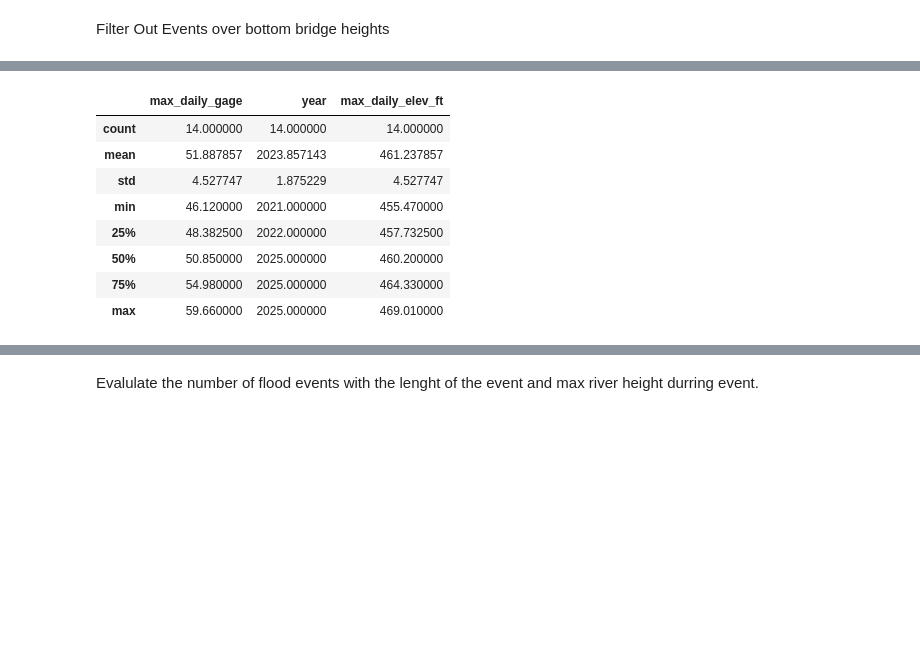
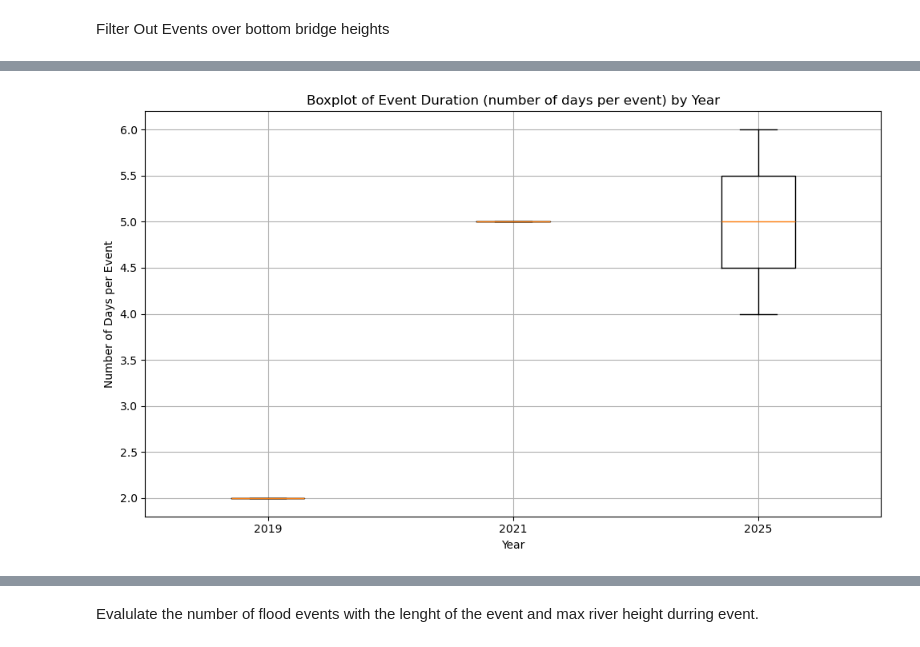
Before and after one commit to Raybies/GreenRiverFerryRiver, a Jupyter notebook: GRF_VA.ipynb, the cells around one changed output, grey strips where cells are left out. Saved outputs shown, nothing was run; the diff lists cells and outputs as text; code cells hidden in the pictures; blank space fills up the shorter version.

```diff
--- a/GRF_VA.ipynb
+++ b/GRF_VA.ipynb
@@ -364,9 +470,52 @@ AttributeError: Can only use .dt accessor with datetimelike values
 # %%
-# Ensure elevation column exists, then filter for >= 455 ft, the 100 year flood level
+# Ensure elevation column exists, then filter for between 450 ft and 470 feet the 100 year flood level
 if 'max_daily_elev_ft' not in daily_max_df.columns:
     daily_max_df['max_daily_elev_ft'] = daily_max_df['max_daily_gage'] + offset_ft
 
-df_455 = daily_max_df[daily_max_df['max_daily_elev_ft'] >= 455].reset_index(drop=True)
-print(df_455)
-df_455.describe()
+df_450 = daily_max_df[daily_max_df['max_daily_elev_ft'].between(450,470)].reset_index(drop=True)
+
+
+# Sort by date to ensure proper sequence detection
+df_450_sorted = df_450.sort_values('date').reset_index(drop=True)
+
+# Calculate the difference between consecutive dates
+df_450_sorted['date_diff'] = df_450_sorted['date'].diff().dt.days
+
+# Identify event breaks (where date difference > 1 day)
+df_450_sorted['event_id'] = (df_450_sorted['date_diff'] > 1).cumsum()
+
+# Count events and days per event
+event_summary_450 = df_450_sorted.groupby('event_id').agg(
+    event_start=('date', 'min'),
+    event_end=('date', 'max'),
+    num_days=('date', 'count'),
+    max_elevation=('max_daily_elev_ft', 'max')
+).reset_index(drop=True)
+
+# Renumber events starting from 1
+event_summary_450.insert(0, 'event_num', range(1, len(event_summary_450) + 1))
+
+print(f"Total number of events where water levels is between 450 feet and 470 feet (the 100 year flood mark): {len(event_summary_450)}")
+print(f"\n{event_summary_450}")
+
+# add a year column so we can group by it
+event_summary_by_year_450 = event_summary_450.copy()
+event_summary_by_year_450['year'] = pd.to_datetime(event_summary_by_year_450['event_start']).dt.year
+
+# group the event durations by year and make a boxplot
+grouped_year = event_summary_by_year_450.groupby('year')['num_days']
+
+plt.figure(figsize=(10, 6))
+plt.boxplot(
+    [grp for _, grp in grouped_year],
+    labels=grouped_year.groups.keys(),
+    flierprops={'marker': 'x', 'markerfacecolor': 'red',
+                'markeredgecolor': 'black', 'markersize': 3, 'alpha': 0.5}
+)
+plt.title('Boxplot of Event Duration (number of days per event) by Year')
+plt.xlabel('Year')
+plt.ylabel('Number of Days per Event')
+plt.grid(True)
+plt.tight_layout()
+plt.show()
 # %% [output]
@@ -388,9 +529 @@ df_455.describe()
-|  | max_daily_gage | year | max_daily_elev_ft |
-| count | 14.000000 | 14.000000 | 14.000000 |
-| mean | 51.887857 | 2023.857143 | 461.237857 |
-| std | 4.527747 | 1.875229 | 4.527747 |
-| min | 46.120000 | 2021.000000 | 455.470000 |
-| 25% | 48.382500 | 2022.000000 | 457.732500 |
-| 50% | 50.850000 | 2025.000000 | 460.200000 |
-| 75% | 54.980000 | 2025.000000 | 464.330000 |
-| max | 59.660000 | 2025.000000 | 469.010000 |
+[figure, added]
```
Also changed, not shown: parts of 19 cells of this notebook.
